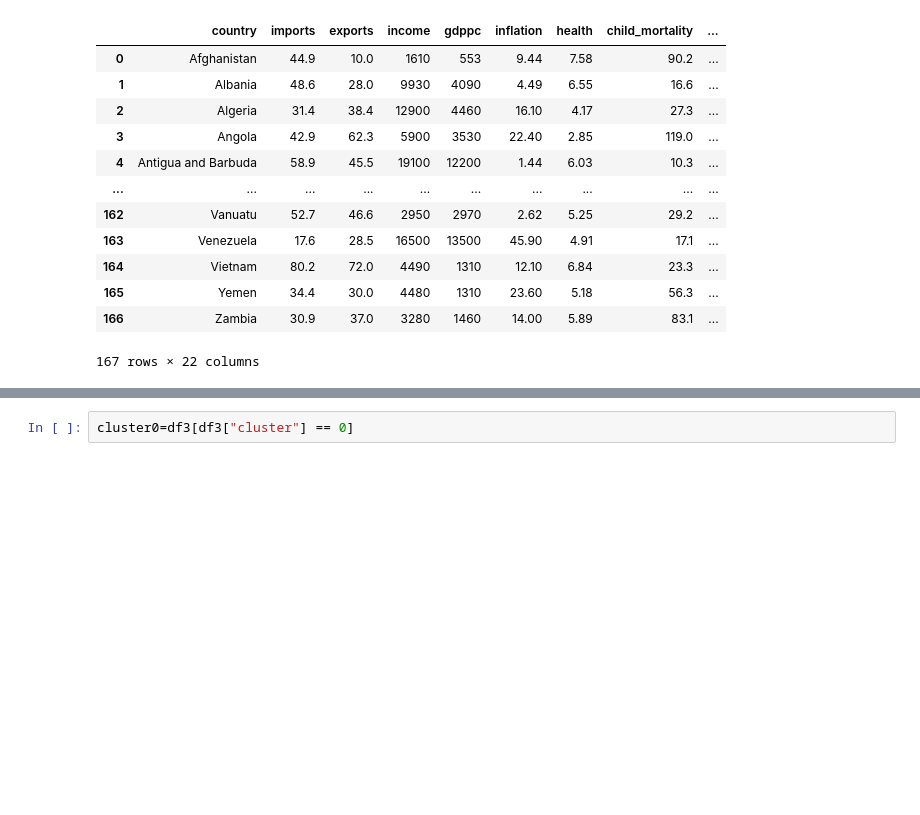
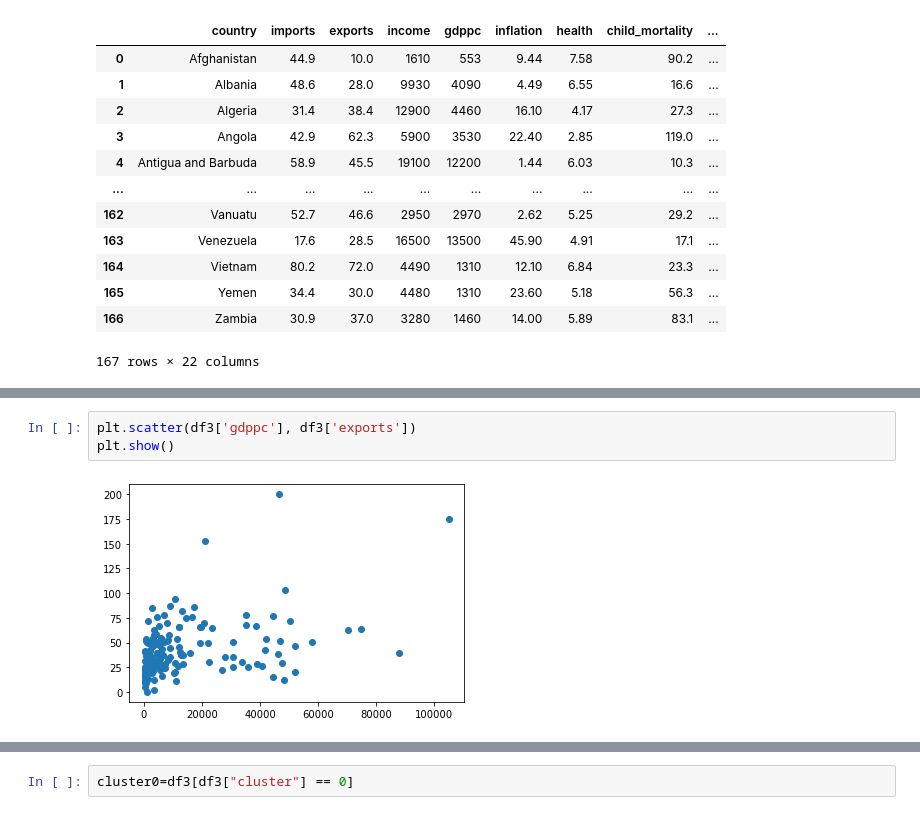
Before and after one commit to BimsaraGunarathna/aithion-k-means-clusttering-model, a Jupyter notebook: Aithion - K-Means Clusttering Demo.ipynb, the cells around one changed output, grey strips where cells are left out. Saved outputs shown, nothing was run; the diff lists cells and outputs as text; blank space fills up the shorter version.

```diff
--- a/Aithion - K-Means Clusttering Demo.ipynb
+++ b/Aithion - K-Means Clusttering Demo.ipynb
@@ -163,0 +169,5 @@ df3
+# %%
+plt.scatter(df3['gdppc'], df3['exports'])
+plt.show()
+# %% [output]
+[figure, added]
```
Also changed, not shown: parts of 41 cells of this notebook.
